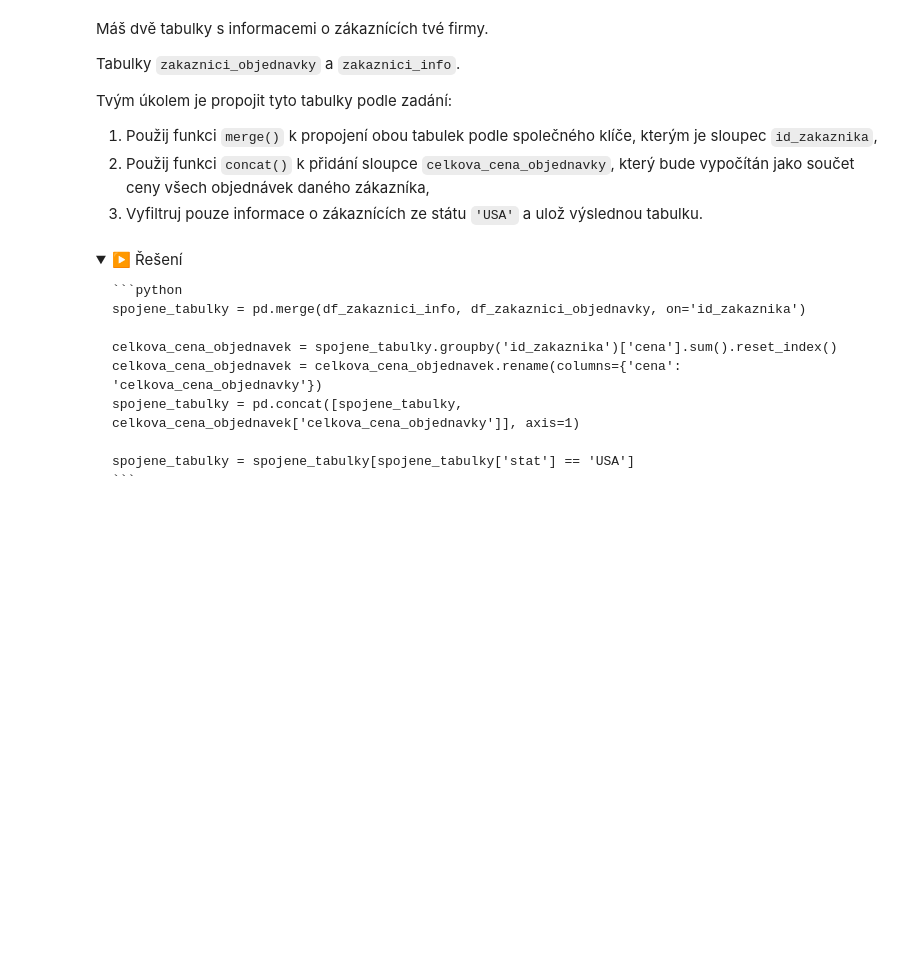
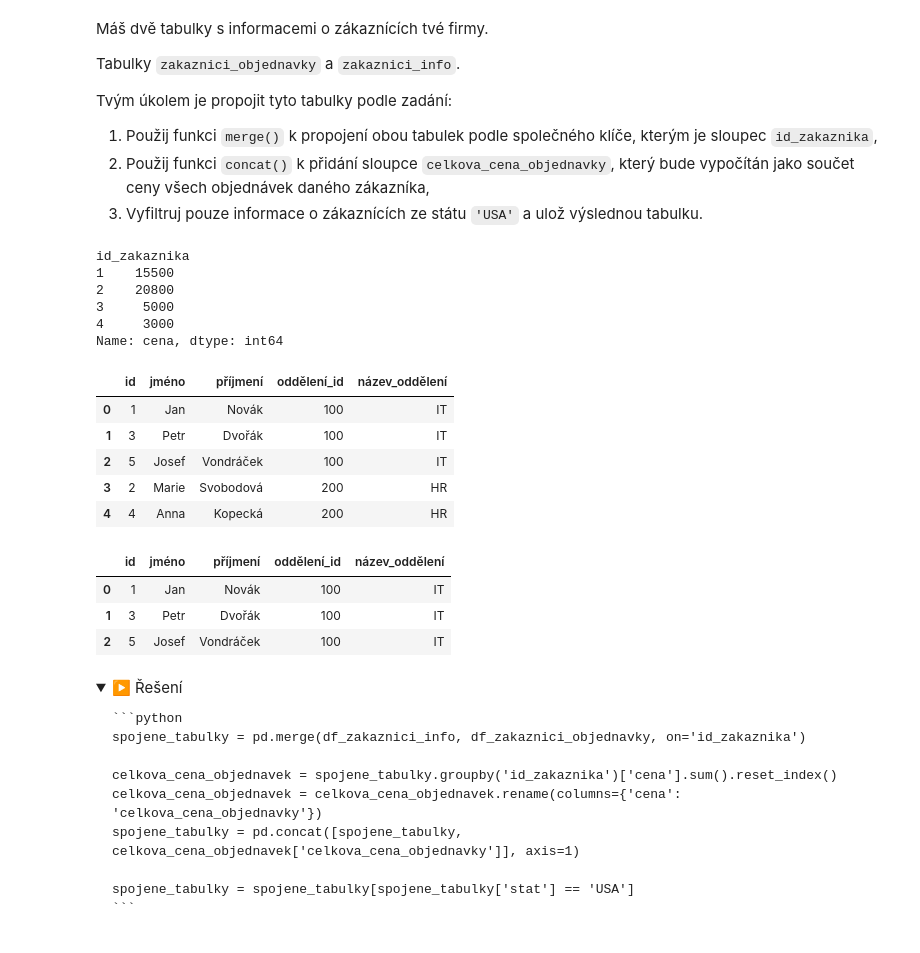
Before and after one commit to Bralor/data-csob-2023, a Jupyter notebook: shared/notebooks/lesson03.ipynb, the cells around one changed output. Saved outputs shown, nothing was run; the diff lists cells and outputs as text; code cells hidden in the pictures; folded sections open; blank space fills up the shorter version.

```diff
--- a/shared/notebooks/lesson03.ipynb
+++ b/shared/notebooks/lesson03.ipynb
@@ -282,3 +345,58 @@ df_zakaznici_objednavky = pd.DataFrame({'id_zakaznika': [1, 2, 3, 4, 1, 2],
+# %%
+spojene_tabulky.groupby("id_zakaznika")["cena"].aggregate(sum)
+# %% [output]
+id_zakaznika
+1    15500
+2    20800
+3     5000
+4     3000
+Name: cena, dtype: int64
+# %%
+data_employees1 = {
+    'id': [1, 2, 3],
+    'jméno': ['Jan', 'Marie', 'Petr'],
+    'příjmení': ['Novák', 'Svobodová', 'Dvořák'],
+    'oddělení_id': [100, 200, 100]
+}
+
+data_departments = {
+    'oddělení_id': [100, 200],
+    'název_oddělení': ['IT', 'HR']
+}
+
+data_employees2 = {
+    'id': [4, 5],
+    'jméno': ['Anna', 'Josef'],
+    'příjmení': ['Kopecká', 'Vondráček'],
+    'oddělení_id': [200, 100]
+}
+# %%
+
+# Vytvoření DataFrame
+df_employees1 = pd.DataFrame(data_employees1)
+df_departments = pd.DataFrame(data_departments)
+df_employees2 = pd.DataFrame(data_employees2)
+# %%
+# Krok 1: Spojení zaměstnanců pomocí concat
+all_employees = pd.concat([df_employees1, df_employees2], ignore_index=True)
+# %%
+all_deps = pd.merge(all_employees, df_departments, on="oddělení_id")
+# %%
+all_deps
+# %% [output]
+|  | id | jméno | příjmení | oddělení_id | název_oddělení |
+| 0 | 1 | Jan | Novák | 100 | IT |
+| 1 | 3 | Petr | Dvořák | 100 | IT |
+| 2 | 5 | Josef | Vondráček | 100 | IT |
+| 3 | 2 | Marie | Svobodová | 200 | HR |
+| 4 | 4 | Anna | Kopecká | 200 | HR |
+# %%
+all_deps[all_deps["název_oddělení"] == "IT"]
+# %% [output]
+|  | id | jméno | příjmení | oddělení_id | název_oddělení |
+| 0 | 1 | Jan | Novák | 100 | IT |
+| 1 | 3 | Petr | Dvořák | 100 | IT |
+| 2 | 5 | Josef | Vondráček | 100 | IT |
 # %% [markdown]
 <details>
     <summary>▶️ Řešení</summary>
```
Also changed, not shown: parts of 236 cells of this notebook.
